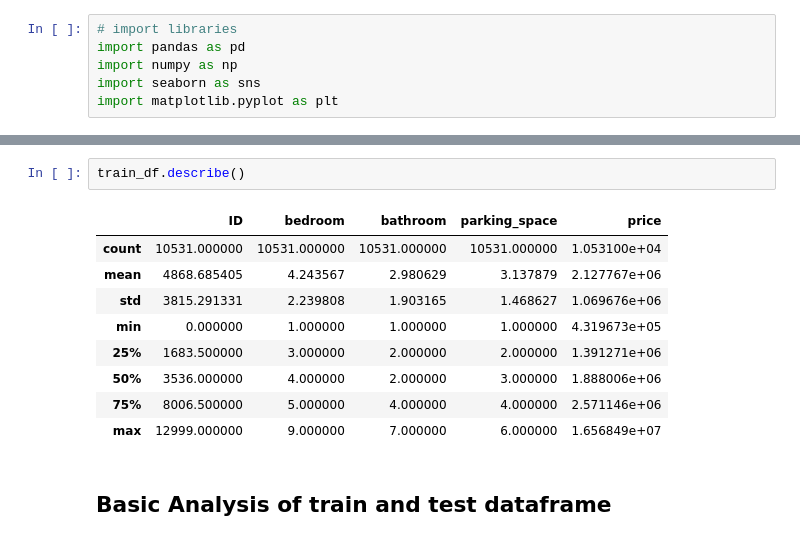
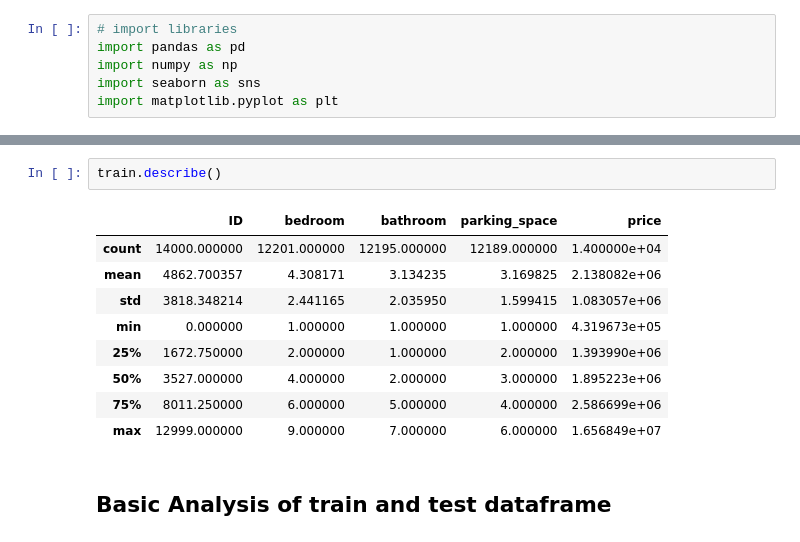
Before and after one commit to Tito-A/DSNBootcampChallenge, a Jupyter notebook: DSN_MLTask.ipynb, the cells around one changed output, grey strips where cells are left out. Saved outputs shown, nothing was run; the diff lists cells and outputs as text.

```diff
--- a/DSN_MLTask.ipynb
+++ b/DSN_MLTask.ipynb
@@ -34,16 +34,16 @@ display(sample_df.head(2))
 | 0 | 845 |
 | 1 | 1924 |
 # %%
-train_df.describe()
+train.describe()
 # %% [output]
 |  | ID | bedroom | bathroom | parking_space | price |
-| count | 10531.000000 | 10531.000000 | 10531.000000 | 10531.000000 | 1.053100e+04 |
-| mean | 4868.685405 | 4.243567 | 2.980629 | 3.137879 | 2.127767e+06 |
-| std | 3815.291331 | 2.239808 | 1.903165 | 1.468627 | 1.069676e+06 |
+| count | 14000.000000 | 12201.000000 | 12195.000000 | 12189.000000 | 1.400000e+04 |
+| mean | 4862.700357 | 4.308171 | 3.134235 | 3.169825 | 2.138082e+06 |
+| std | 3818.348214 | 2.441165 | 2.035950 | 1.599415 | 1.083057e+06 |
 | min | 0.000000 | 1.000000 | 1.000000 | 1.000000 | 4.319673e+05 |
-| 25% | 1683.500000 | 3.000000 | 2.000000 | 2.000000 | 1.391271e+06 |
-| 50% | 3536.000000 | 4.000000 | 2.000000 | 3.000000 | 1.888006e+06 |
-| 75% | 8006.500000 | 5.000000 | 4.000000 | 4.000000 | 2.571146e+06 |
+| 25% | 1672.750000 | 2.000000 | 1.000000 | 2.000000 | 1.393990e+06 |
+| 50% | 3527.000000 | 4.000000 | 2.000000 | 3.000000 | 1.895223e+06 |
+| 75% | 8011.250000 | 6.000000 | 5.000000 | 4.000000 | 2.586699e+06 |
 | max | 12999.000000 | 9.000000 | 7.000000 | 6.000000 | 1.656849e+07 |
 # %% [markdown]
 ## Basic Analysis of train and test dataframe
```
Also changed, not shown: parts of 72 cells of this notebook.
